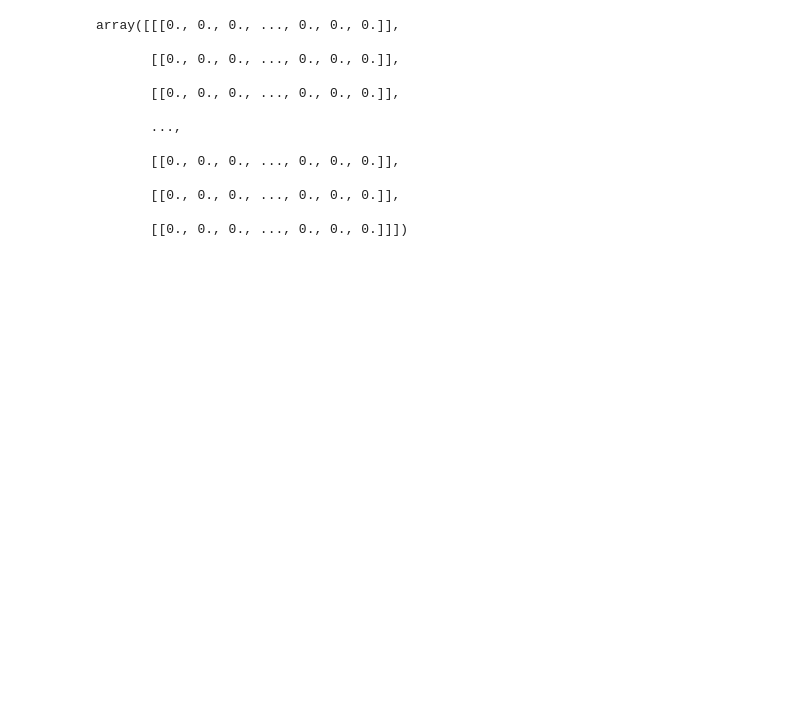
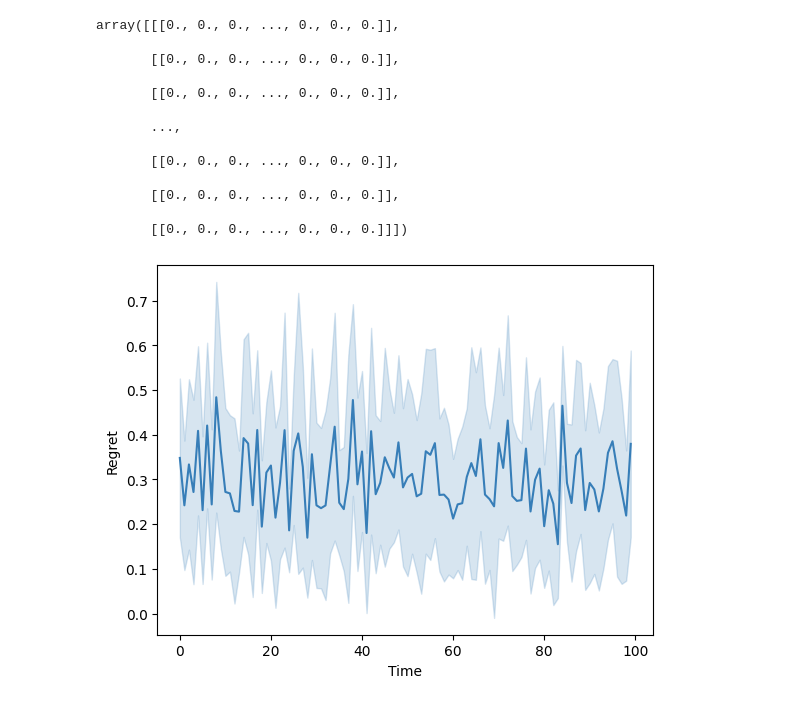
Before and after one commit to jansont/causal_reinforcement_learning, a Jupyter notebook: BanditIV3.ipynb, the cells around one changed output. Drawn from its saved outputs; the diff is of its cells as text; code cells hidden in the pictures; blank space fills up the shorter version.

```diff
--- a/BanditIV3.ipynb
+++ b/BanditIV3.ipynb
@@ -8,4 +8,7 @@ from tqdm import tqdm
 import matplotlib.pyplot as plt
 # import os
 # print(os.getcwd())
+# %%
+colors = ['#377eb8', '#ff7f00', '#4daf4a','#f781bf', '#a65628', '#984ea3','#999999', '#e41a1c', '#dede00']
+s_colors = ['#377eb8', '#ff7f00', '#4daf4a','#f781bf', '#a65628', '#984ea3','#999999', '#e41a1c', '#dede00']
 # %%
@@ -88,0 +188,2 @@ Y = np.dot(X, beta_star) + eta
+# %%
+Z, X, Y, Gamma_star, Beta_star, Lz, Lx, Ly, G_t, B_t = get_synthetic_data(10, 1000)
@@ -88,0 +238,3 @@ Y = np.dot(X, beta_star) + eta
+# %%
+X, Y, Z, g, b = construct_dataset(3, 1000)
+print(Z.shape)
@@ -88,0 +243,9 @@ Y = np.dot(X, beta_star) + eta
+# %%
+
+regret, beta_hat_rec, GammaHat_rec = runit(Z_dist = X,
+                                            X_dist = Y,
+                                            Y_dist = Z,
+                                            Beta_star = g,
+                                            Gamma_star = b,
+                                            gamma_z = 0.1,
+                                            gamma_x = 0.1)
@@ -115,3 +289,15 @@ array([[[0., 0., 0., ..., 0., 0., 0.]],
        [[0., 0., 0., ..., 0., 0., 0.]],
 
        [[0., 0., 0., ..., 0., 0., 0.]]])
+# %%
+mean_regret = np.mean(regret, axis=0)
+std_regret = np.std(regret, axis=0)
+
+
+plt.plot(np.arange(T), mean_regret, color=colors[0])
+plt.fill_between(np.arange(T), mean_regret - std_regret, mean_regret + std_regret, color=s_colors[0],alpha=0.2)
+plt.xlabel("Time")
+plt.ylabel('Regret')
+plt.show()
+# %% [output]
+[figure, added]
```
Also changed, not shown: parts of 10 cells of this notebook.
